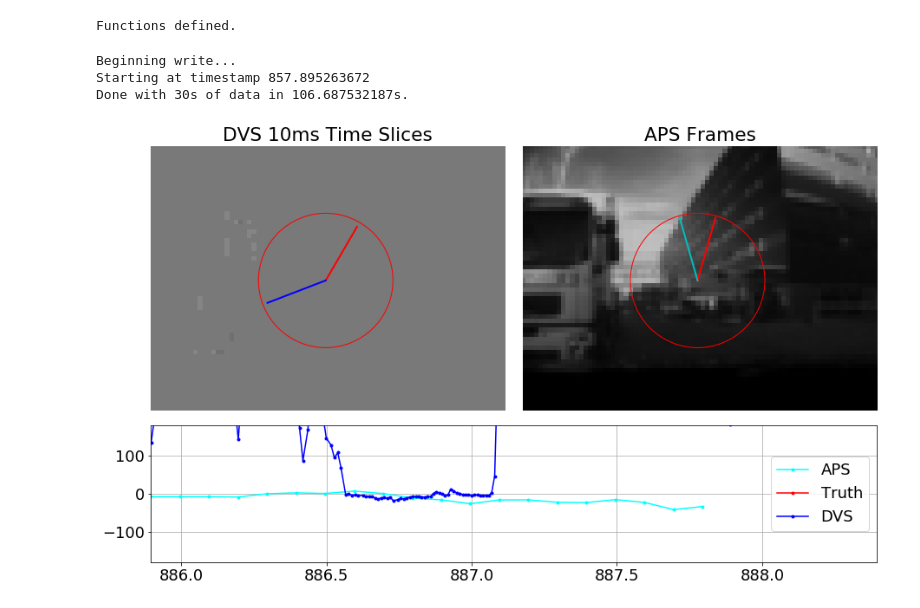
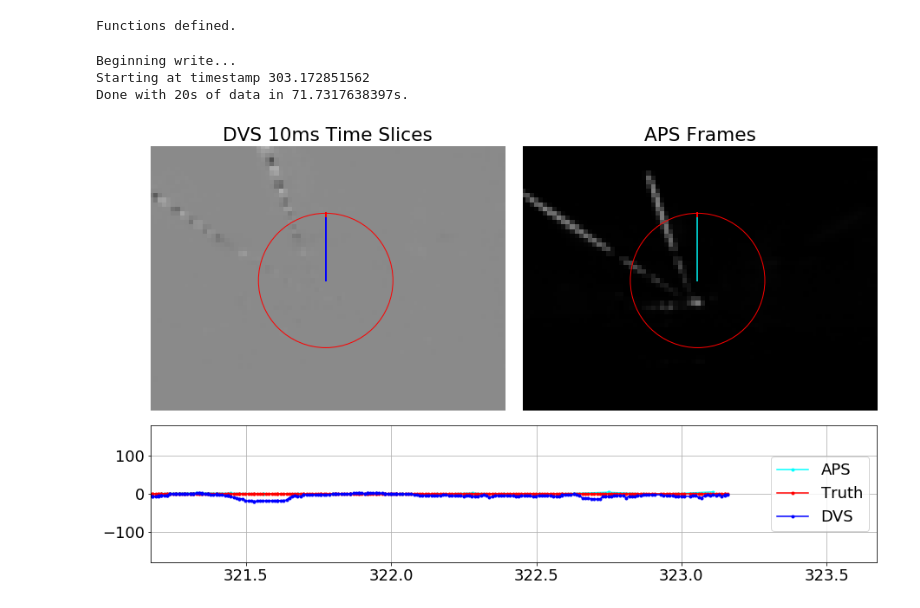
Before and after one commit to SensorsINI/ddd20-utils, a Jupyter notebook: Model Evaluation and Movie Render.ipynb, the cells around one changed output. Cells and saved outputs as stored; diff of their text form; code cells hidden in the pictures.

```diff
--- a/Model Evaluation and Movie Render.ipynb
+++ b/Model Evaluation and Movie Render.ipynb
@@ -15,6 +15,8 @@ matplotlib.rcParams['ps.fonttype'] = 42
 import theano.tensor as T
 import lasagne, theano
 
+datasets_dir = '/home/dneil/datasets/driving/'
+
 def get_rainbow_colors(log_list, kind='gist_rainbow'):
     num_keys = len(log_list)
     cm = plt.get_cmap(kind)
@@ -115,15 +152,19 @@ from hdf5_deeplearn_utils import MultiHDF5SeqVisualIterator
 from multitrain_test_rnn import get_simple_driving_rnn
 from lasagne_utils import get_output_fn, load_model, ftensor5
 import time, h5py
-datasets_dir = '/home/dneil/temp/datasets/'
-h5_filenames = [datasets_dir + 'rec1487839456_frames.hdf5',
-                datasets_dir + 'rec1487839456_bin5k.hdf5']
-net_filenames = ['driving_rnn_10.6_multi_everything_multi_final',
-                 'driving_rnn_10.6_multi_everything_multi_final']
+datasets_dir = '/home/dneil/datasets/driving/'
+rec_id = 'rec1487864316'
+h5_filenames = [datasets_dir + rec_id + '_frames.hdf5',
+                datasets_dir + rec_id + '_bin5k.hdf5']
+net_filenames = ['driving_rnn_10.6_multi_everything_multi_recent',
+                 'driving_rnn_10.6_multi_everything_multi_recent']
 dataset_keys = ['aps_frame_60x80',
                 'dvs_frame_60x80']
 
 d = MultiHDF5SeqVisualIterator()
+
+# Subset capture
+keep_first = 10000
 
 # Create symbolic vars
 vid_in = ftensor5('vid_in')
@@ -147,13 +188,17 @@ for h5f_name, net_filename, dataset_key in zip(h5_filenames, net_filenames, data
     # Define data key
     data_key = h5f_name + '|' + net_filename
 
-    # Get all angles -- note TRAIN
-    for data in d.flow([h5f], [dataset_key], 'test_idxs', batch_size=128, shuffle=False, return_time=True):
+    curr_idx = 0
+
+    for data in d.flow([h5f], [dataset_key], 'test_idxs', batch_size=128, shuffle=False, return_time=True, speed_gt=50):
         vid_in, bY, times = data
-        out_vids[data_key].extend(vid_in[:,-1, 0, :, :])
         out_angles[data_key].extend(out_fn(vid_in)[:,-1])
         out_angles[data_key+'_true'].extend(bY[:,-1])
         out_times[data_key].extend(times[:, -1])
+        if curr_idx < keep_first:
+            # To save RAM, only save the first few
+            out_vids[data_key].extend(vid_in[:,-1, 0, :, :])
+        curr_idx += vid_in.shape[0]
 
     h5f.close()
     print('{} completed in {:.2f}s.'.format(net_filename, time.time()-start_time))
@@ -198,10 +243,10 @@ import matplotlib.pyplot as plt
 import matplotlib.animation as manimation
 import matplotlib.patches as mpatches
 
-net_filename_aps = 'driving_rnn_10.6_multi_everything_multi_final'
-net_filename_dvs = 'driving_rnn_10.6_multi_everything_multi_final'
-h5_filename_aps = '/home/dneil/temp/datasets/rec1487839456_frames.hdf5'
-h5_filename_dvs = '/home/dneil/temp/datasets/rec1487839456_bin5k.hdf5'
+net_filename_aps = net_filenames[0]
+net_filename_dvs = net_filenames[1]
+h5_filename_aps = h5_filenames[0]
+h5_filename_dvs = h5_filenames[1]
 
 aps_key = h5_filename_aps + '|' + net_filename_aps
 dvs_key = h5_filename_dvs + '|' + net_filename_dvs
@@ -261,7 +306,7 @@ dvs_im = ax1.imshow(np.zeros((60, 80)), interpolation='nearest', cmap='gray')
 ax1.set_title('DVS 10ms Time Slices')
 ax1.set_ylim([0, 59])
 ax1.set_xlim([79, 0])
-dvs_im.set_clim([-0.05, 0.05])
+dvs_im.set_clim([-0.5, 0.5])
 ax1.axis('off')
 ax1.invert_yaxis()
 dvs_angle_line, dvs_angle_guess, text = plot_steering_angle(ax1, 0, 0, 'dvs')
@@ -287,8 +332,8 @@ ax3.get_xaxis().get_major_formatter().set_useOffset(False)
 ax3.legend(loc='center right')
 
 # Set up constants
-START_TIME = 0
-DURATION = 30
+START_TIME = 300
+DURATION = 20
 curr_frame = 0
 FPS = 60
 means = []
@@ -315,33 +360,33 @@ with writer.saving(fig, 'dvs_aps_jonathan_cnn.mp4', 100):
     while curr_time < final_time:
         # Get data indexes
         aps_result_idx = get_closest_idx(out_times[aps_key], curr_time)
         dvs_result_idx = get_closest_idx(out_times[dvs_key], curr_time)
         # Get Data
         aps_data = out_vids[aps_key][aps_result_idx].astype('float32')
         dvs_data = out_vids[dvs_key][dvs_result_idx].astype('float32')
         # Plot Data
         aps_im.set_data(aps_data)
         dvs_im.set_data(dvs_data)
         # Plot Angles
         plot_angle_on_top(out_angles[aps_key+'_true'][aps_result_idx], aps_angle_line, 'aps')
         plot_angle_on_top(out_angles[aps_key][aps_result_idx], aps_angle_guess, 'aps')
         plot_angle_on_top(out_angles[dvs_key+'_true'][dvs_result_idx], dvs_angle_line, 'dvs')
         plot_angle_on_top(out_angles[dvs_key][dvs_result_idx], dvs_angle_guess, 'dvs')
         # Plot history
         aps_start, aps_end = get_closest_idx(out_times[aps_key], curr_time-time_window), aps_result_idx
         dvs_start, dvs_end = get_closest_idx(out_times[dvs_key], curr_time-time_window), dvs_result_idx
         h_a.set_data(out_times[aps_key][aps_start:aps_end], out_angles[aps_key][aps_start:aps_end])
         h_d.set_data(out_times[dvs_key][dvs_start:dvs_end], out_angles[dvs_key][dvs_start:dvs_end])
         h_t.set_data(out_times[dvs_key][dvs_start:dvs_end], out_angles[dvs_key+'_true'][dvs_start:dvs_end])
         ax3.set_xlim([curr_time-time_window, curr_time+lookahead])
         # Save frame
         writer.grab_frame()
         # Advance
         curr_time += 1./FPS
 
 print('Done with {}s of data in {}s.'.format(DURATION, time.time()-start_time))
 # %% [output]
 Beginning write...
-Starting at timestamp 857.895263672
-Done with 30s of data in 106.687532187s.
+Starting at timestamp 303.172851562
+Done with 20s of data in 71.7317638397s.
-[figure, old version]
+[figure, new version]
```
Also changed, not shown: parts of 7 cells of this notebook, 5 other files.
